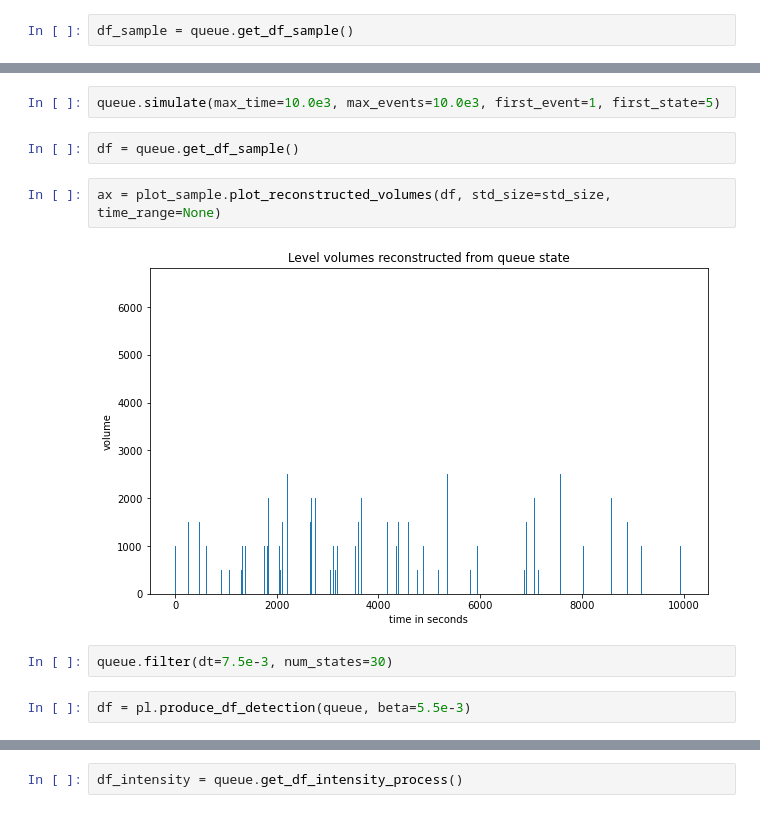
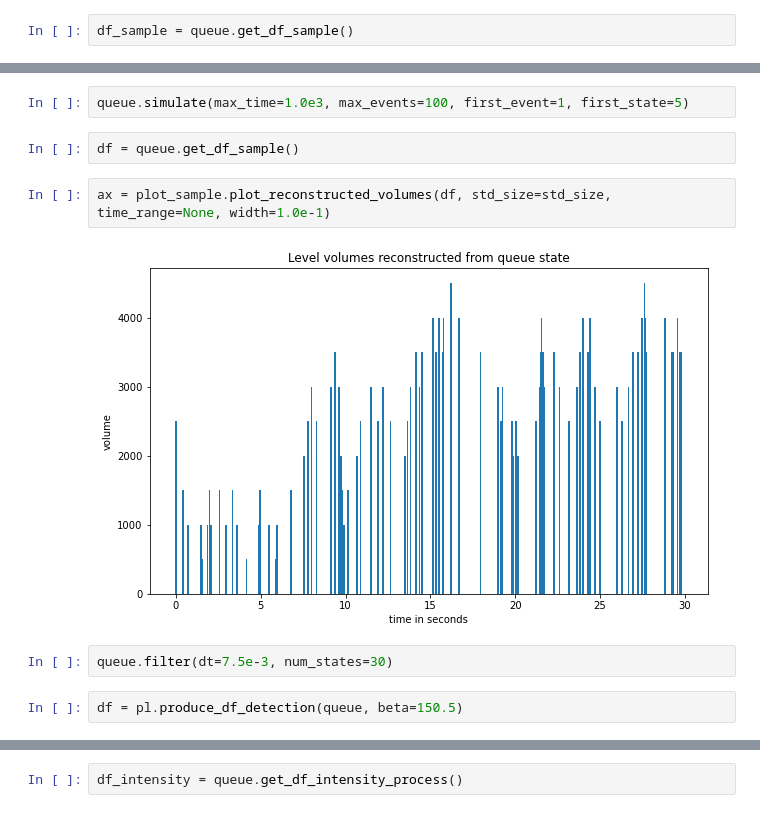
Before and after one commit to claudio-ICL/ondepi, a Jupyter notebook: ondepi/applications/filter.ipynb, the cells around one changed output, grey strips where cells are left out. Saved outputs shown, nothing was run; the diff lists cells and outputs as text.

```diff
--- a/ondepi/applications/filter.ipynb
+++ b/ondepi/applications/filter.ipynb
@@ -35,15 +35,15 @@ ax = plot_sample.plot_reconstructed_volumes(df_sample, std_size=std_size, time_r
 # %%
-queue.simulate(max_time=10.0e3, max_events=10.0e3, first_event=1, first_state=5)
+queue.simulate(max_time=1.0e3, max_events=100, first_event=1, first_state=5)
 # %%
 df = queue.get_df_sample()
 # %%
-ax = plot_sample.plot_reconstructed_volumes(df, std_size=std_size, time_range=None)
+ax = plot_sample.plot_reconstructed_volumes(df, std_size=std_size, time_range=None, width=1.0e-1)
 # %% [output]
-[figure, old version]
+[figure, new version]
 # %%
 queue.filter(dt=7.5e-3, num_states=30)
 # %%
-df = pl.produce_df_detection(queue, beta=5.5e-3)
+df = pl.produce_df_detection(queue, beta=150.5)
 # %%
 df.describe()
 # %% [output]
```
Also changed, not shown: parts of 4 cells of this notebook, 3 other files.
